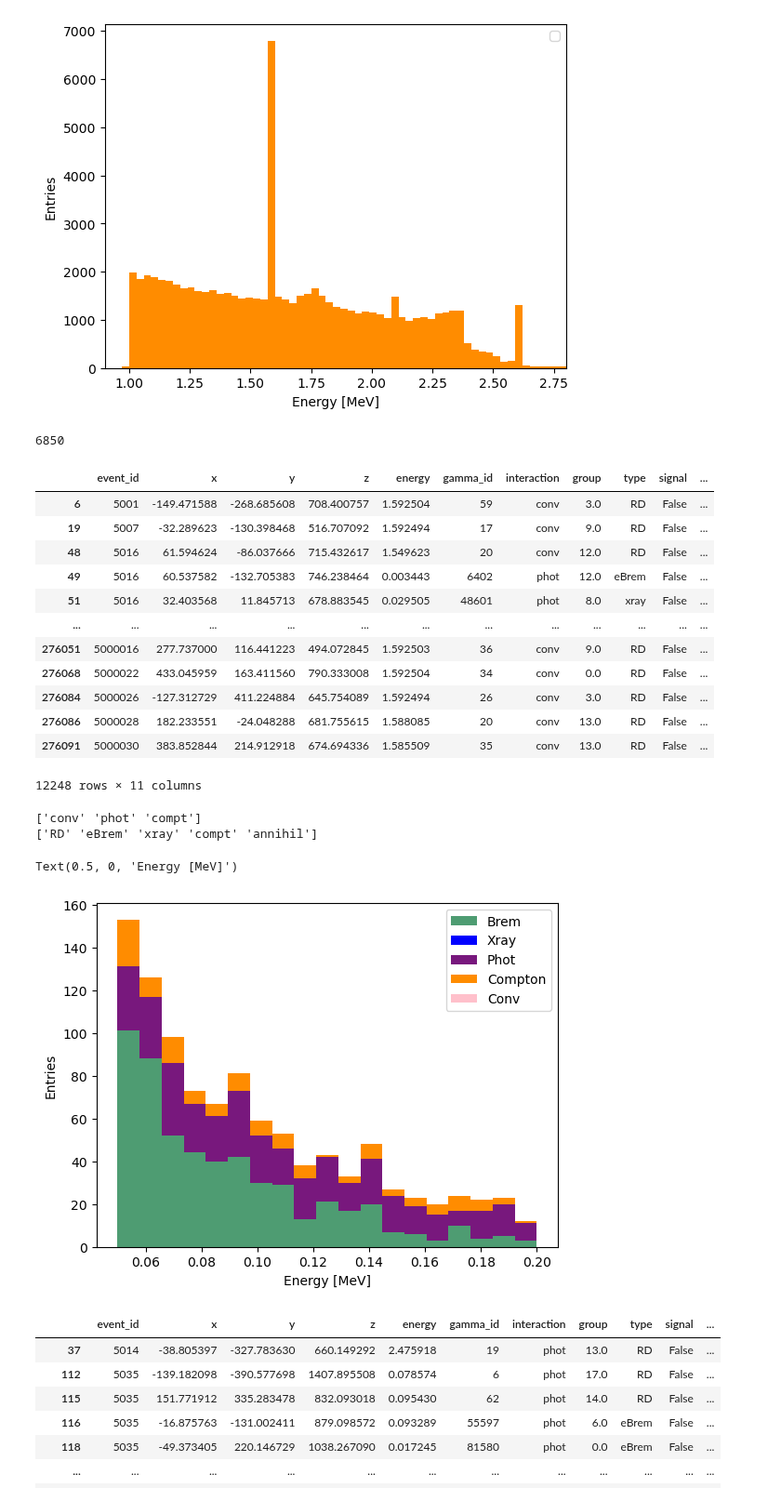
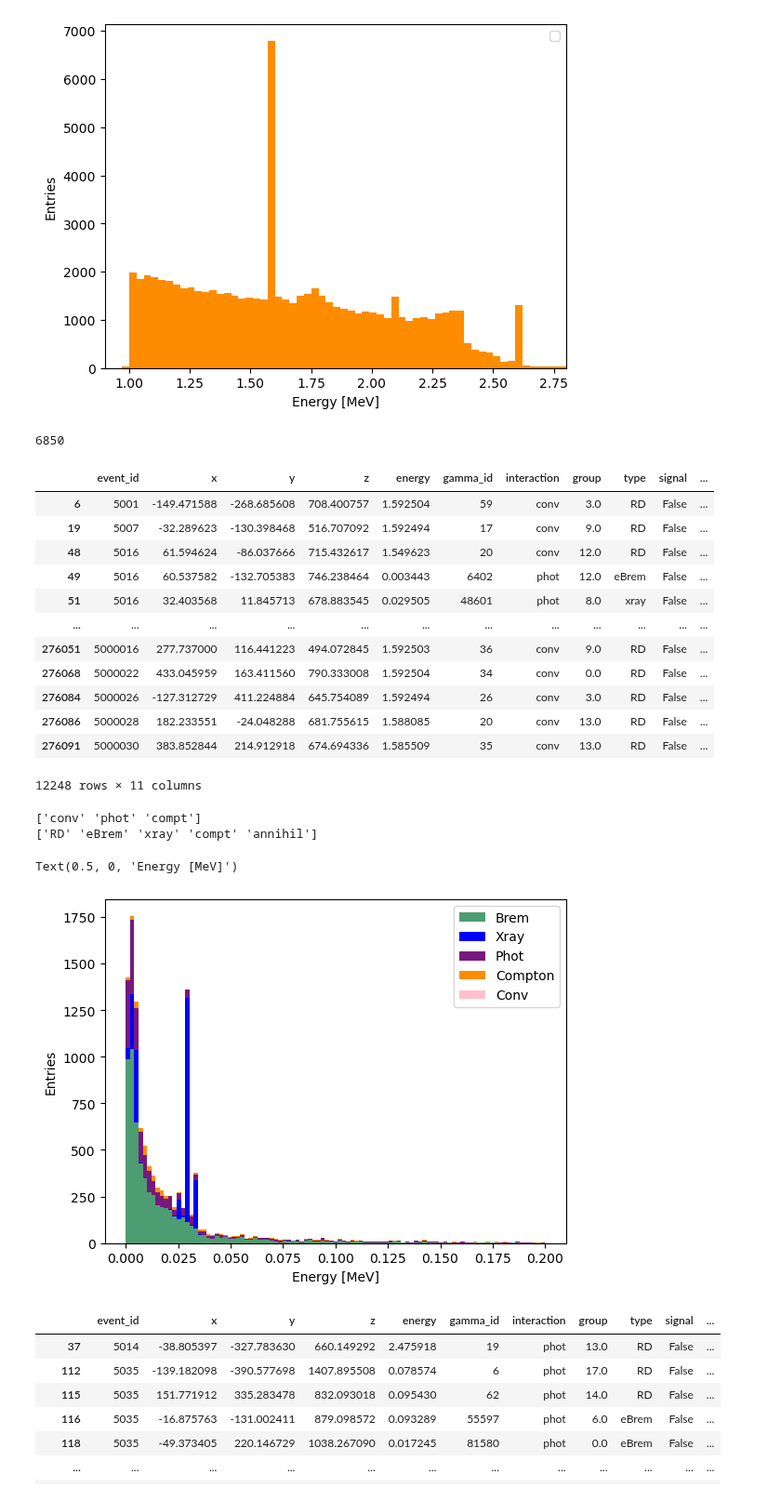
Before and after one commit to kvjmistry/DoubleBeta, a Jupyter notebook: Bremsstrahlung/StudyGammaTables.ipynb, the cells around one changed output. Shown at 93% size. Drawn from its saved outputs; the diff is of its cells as text; code cells hidden in the pictures.

Commit message:
Update gamma table plot

```diff
--- a/Bremsstrahlung/StudyGammaTables.ipynb
+++ b/Bremsstrahlung/StudyGammaTables.ipynb
@@ -60,35 +60,35 @@ eBrem_DE_bkg = Other_DE[ (Other_DE.type != "xray") &  (Other_DE.interaction == "
 display(Other_DE)
 print(Other_DE.interaction.unique())
 print(Other_DE.type.unique())
 
 plt.figure()
 
 # plt.hist(Brems_DE.energy, bins=np.linspace(0, 0.2, 100), color=['darkorange']);
-plt.hist([Brems_DE.energy, xrays_DE.energy, phot_DE.energy, compt_DE.energy, conv_DE.energy ], bins=np.linspace(0.05, 0.2, 20), stacked=True, label=["Brem", "Xray", "Phot", "Compton", "Conv"], color=['#4e9c72', "Blue","#78187d", 'darkorange', 'Pink']);
+plt.hist([Brems_DE.energy, xrays_DE.energy, phot_DE.energy, compt_DE.energy, conv_DE.energy ], bins=np.linspace(0, 0.2, 100), stacked=True, label=["Brem", "Xray", "Phot", "Compton", "Conv"], color=['#4e9c72', "Blue","#78187d", 'darkorange', 'Pink']);
 
 
 plt.legend()
 plt.ylabel("Entries")
 plt.xlabel("Energy [MeV]")
 # %% [output]
 6850
 |  | event_id | x | y | z | energy | gamma_id | interaction | group | type | signal | ... |
 | 6 | 5001 | -149.471588 | -268.685608 | 708.400757 | 1.592504 | 59 | conv | 3.0 | RD | False | ... |
 | 19 | 5007 | -32.289623 | -130.398468 | 516.707092 | 1.592494 | 17 | conv | 9.0 | RD | False | ... |
 | 48 | 5016 | 61.594624 | -86.037666 | 715.432617 | 1.549623 | 20 | conv | 12.0 | RD | False | ... |
 | 49 | 5016 | 60.537582 | -132.705383 | 746.238464 | 0.003443 | 6402 | phot | 12.0 | eBrem | False | ... |
 | 51 | 5016 | 32.403568 | 11.845713 | 678.883545 | 0.029505 | 48601 | phot | 8.0 | xray | False | ... |
 | ... | ... | ... | ... | ... | ... | ... | ... | ... | ... | ... | ... |
 | 276051 | 5000016 | 277.737000 | 116.441223 | 494.072845 | 1.592503 | 36 | conv | 9.0 | RD | False | ... |
 | 276068 | 5000022 | 433.045959 | 163.411560 | 790.333008 | 1.592504 | 34 | conv | 0.0 | RD | False | ... |
 | 276084 | 5000026 | -127.312729 | 411.224884 | 645.754089 | 1.592494 | 26 | conv | 3.0 | RD | False | ... |
 | 276086 | 5000028 | 182.233551 | -24.048288 | 681.755615 | 1.588085 | 20 | conv | 13.0 | RD | False | ... |
 | 276091 | 5000030 | 383.852844 | 214.912918 | 674.694336 | 1.585509 | 35 | conv | 13.0 | RD | False | ... |
 12248 rows × 11 columns
 ['conv' 'phot' 'compt']
 ['RD' 'eBrem' 'xray' 'compt' 'annihil']
 Text(0.5, 0, 'Energy [MeV]')
-[figure, old version]
+[figure, new version]
 # %%
 Brems_PP = GammaTable_energy[ (GammaTable_energy.hit_tot_energy > 2.6) & (GammaTable_energy.hit_tot_energy < 2.64) &  (GammaTable_energy.signal == True)  ]
 Other_PP = GammaTable_energy[ (GammaTable_energy.hit_tot_energy > 2.6) & (GammaTable_energy.hit_tot_energy < 2.64) &  (GammaTable_energy.signal == False)  ]
```
